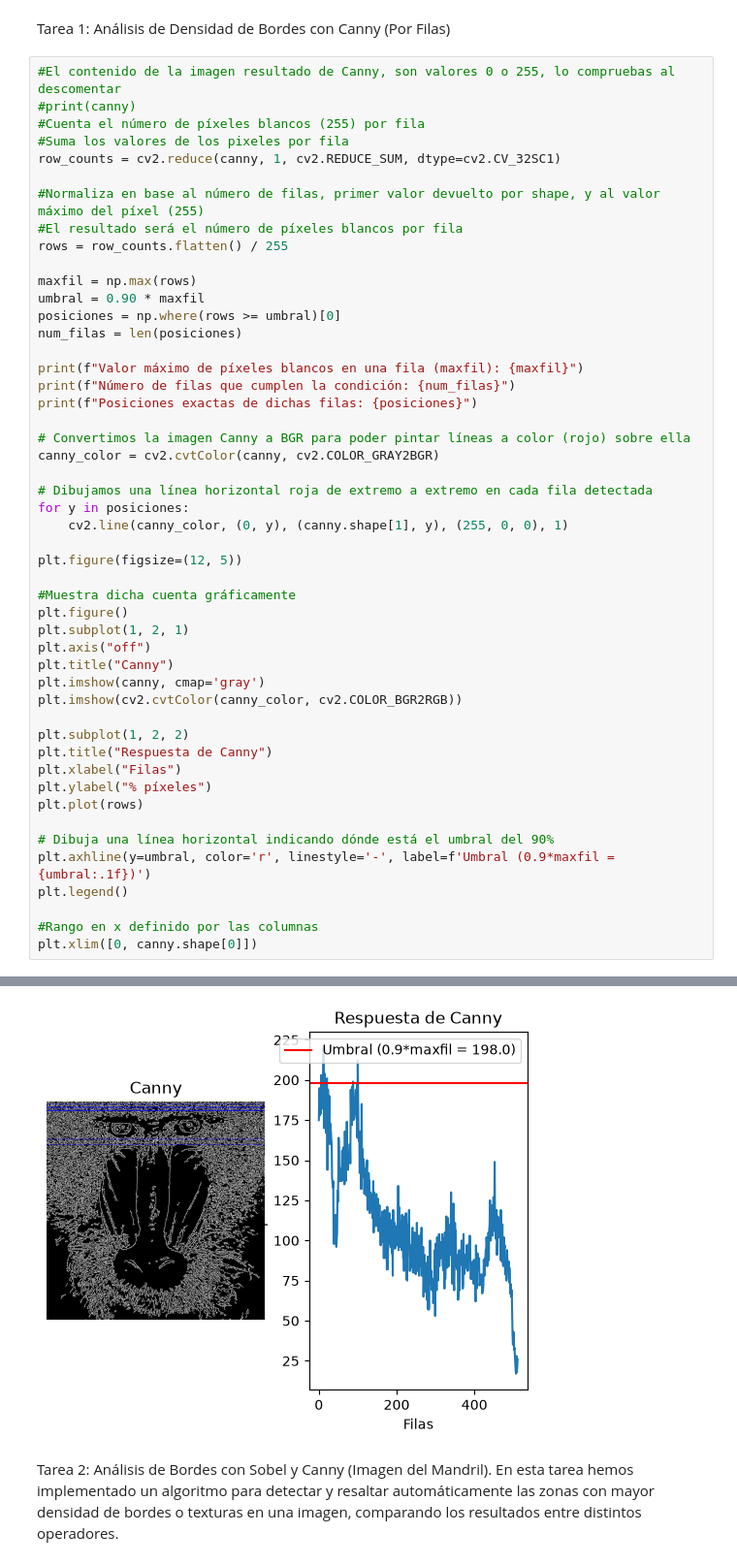
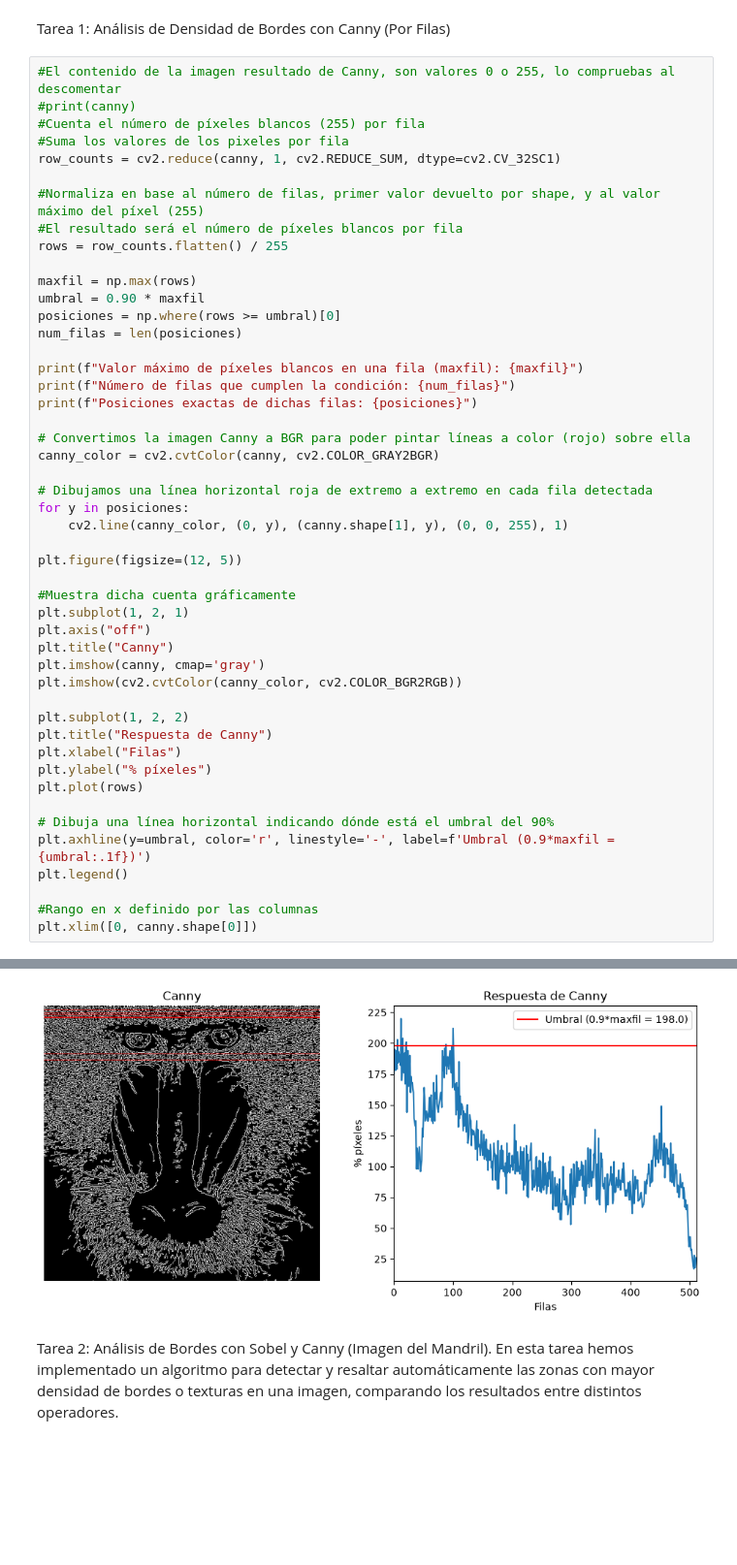
Before and after one commit to JoseOjeda14/Practica-2-VC, a Jupyter notebook: Practica 2/P2/VC_P2.ipynb, the cells around one changed output, grey strips where cells are left out. Shown at 97% size. Cells and saved outputs as stored; diff of their text form; blank space fills up the shorter version.

```diff
--- a/Practica 2/P2/VC_P2.ipynb
+++ b/Practica 2/P2/VC_P2.ipynb
@@ -49,12 +49,11 @@ canny_color = cv2.cvtColor(canny, cv2.COLOR_GRAY2BGR)
 
 # Dibujamos una línea horizontal roja de extremo a extremo en cada fila detectada
 for y in posiciones:
-    cv2.line(canny_color, (0, y), (canny.shape[1], y), (255, 0, 0), 1)
+    cv2.line(canny_color, (0, y), (canny.shape[1], y), (0, 0, 255), 1)
 
 plt.figure(figsize=(12, 5))
 
 #Muestra dicha cuenta gráficamente
-plt.figure()
 plt.subplot(1, 2, 1)
 plt.axis("off")
 plt.title("Canny")
@@ -82,4 +80,4 @@ Posiciones exactas de dichas filas: [  6  12  15  20  21  88 100]
-[figure, old version]
+[figure, new version]
 # %% [markdown]
 Tarea 2: Análisis de Bordes con Sobel y Canny (Imagen del Mandril).  En esta tarea hemos implementado un algoritmo para detectar y resaltar automáticamente las zonas con mayor densidad de bordes o texturas en una imagen, comparando los resultados entre distintos operadores.
 # %%
```
Also changed, not shown: parts of 3 cells of this notebook, 1 other file.
